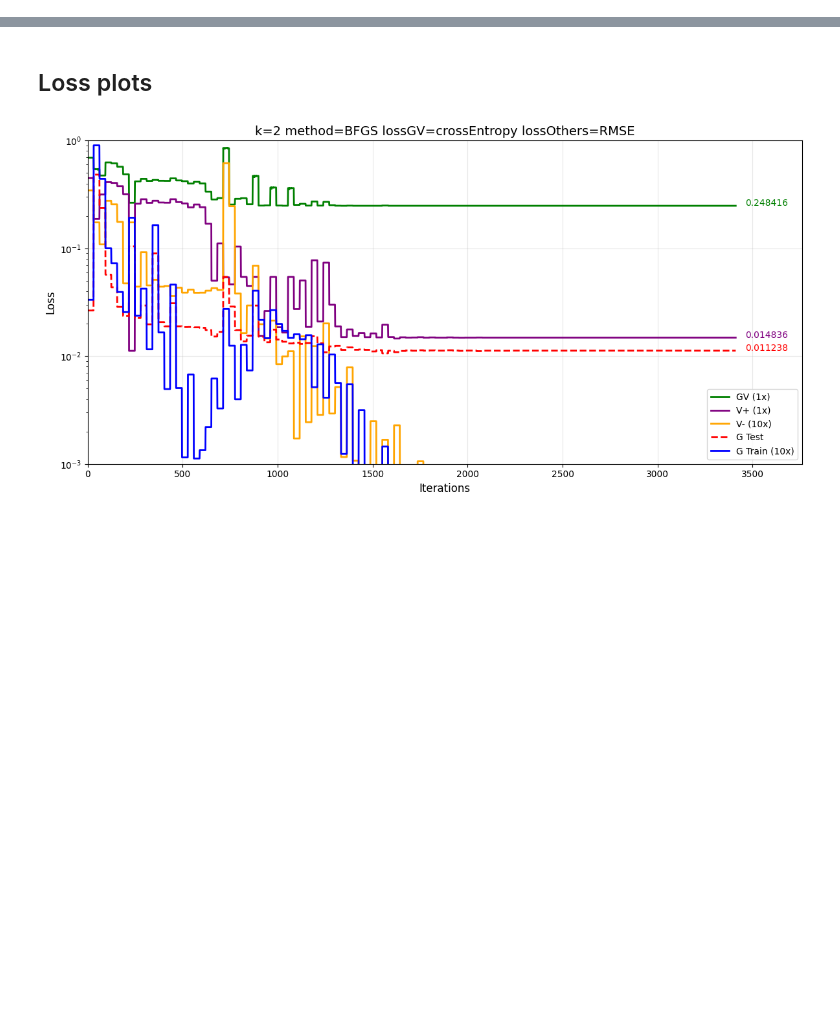
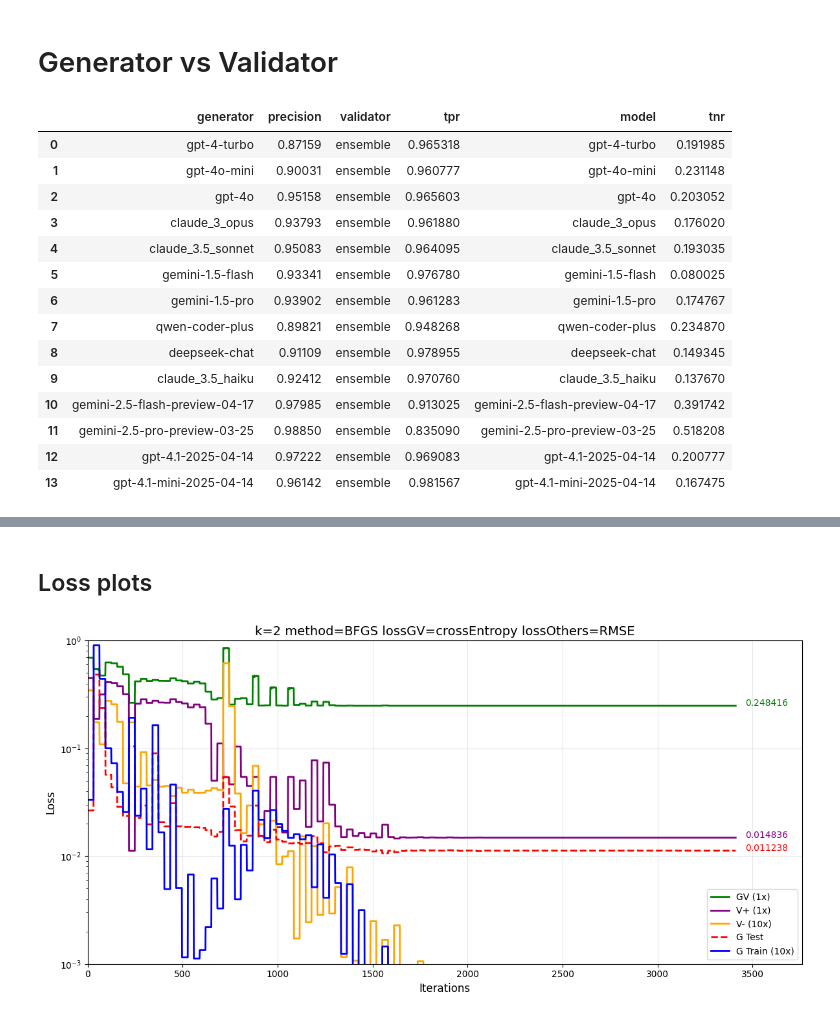
Before and after one commit to srynsh/LLM-Benchmarking, a Jupyter notebook: notebooks/notebook.ipynb, the cells around one changed output, grey strips where cells are left out. Cells and saved outputs as stored; diff of their text form; code cells hidden in the pictures; blank space fills up the shorter version.

```diff
--- a/notebooks/notebook.ipynb
+++ b/notebooks/notebook.ipynb
@@ -6,0 +120,23 @@ import numpy as np
+# %%
+pEnsemble = {
+    'gpt-4-turbo': 0.87159,
+    'gpt-4o-mini': 0.90031,
+    'gpt-4o': 0.95158,
+    'claude_3_opus': 0.93793,
+    'claude_3.5_sonnet': 0.95083,
+    'gemini-1.5-flash': 0.93341,
+    'gemini-1.5-pro': 0.93902,
+    'qwen-coder-plus': 0.89821,
+    'deepseek-chat': 0.91109,
+    'claude_3.5_haiku': 0.92412,
+    'gemini-2.5-flash-preview-04-17': 0.97985,
+    'gemini-2.5-pro-preview-03-25': 0.98850,
+    'gpt-4.1-2025-04-14': 0.97222,
+    'gpt-4.1-mini-2025-04-14': 0.96142,
+}
+
+df_ensemble = pd.DataFrame(pEnsemble.items(), columns=['generator', 'precision'])
+df_ensemble['validator'] = 'ensemble'
+
+df = pd.concat([df, df_ensemble], ignore_index=True)
+df
@@ -61,0 +291,25 @@ df
+# %% [markdown]
+# Generator vs Validator
+# %%
+df_gen_valid = pd.merge(df[df['validator'] == 'ensemble'], df_tpr, left_on='generator', right_on='model')
+# Drop existing model_x column to avoid confusion when merging
+df_gen_valid.drop(['model'], axis=1, inplace=True)
+df_gen_valid = pd.merge(df_gen_valid, df_tnr, left_on='generator', right_on='model')
+
+df_gen_valid
+# %% [output]
+|  | generator | precision | validator | tpr | model | tnr |
+| 0 | gpt-4-turbo | 0.87159 | ensemble | 0.965318 | gpt-4-turbo | 0.191985 |
+| 1 | gpt-4o-mini | 0.90031 | ensemble | 0.960777 | gpt-4o-mini | 0.231148 |
+| 2 | gpt-4o | 0.95158 | ensemble | 0.965603 | gpt-4o | 0.203052 |
+| 3 | claude_3_opus | 0.93793 | ensemble | 0.961880 | claude_3_opus | 0.176020 |
+| 4 | claude_3.5_sonnet | 0.95083 | ensemble | 0.964095 | claude_3.5_sonnet | 0.193035 |
+| 5 | gemini-1.5-flash | 0.93341 | ensemble | 0.976780 | gemini-1.5-flash | 0.080025 |
+| 6 | gemini-1.5-pro | 0.93902 | ensemble | 0.961283 | gemini-1.5-pro | 0.174767 |
+| 7 | qwen-coder-plus | 0.89821 | ensemble | 0.948268 | qwen-coder-plus | 0.234870 |
+| 8 | deepseek-chat | 0.91109 | ensemble | 0.978955 | deepseek-chat | 0.149345 |
+| 9 | claude_3.5_haiku | 0.92412 | ensemble | 0.970760 | claude_3.5_haiku | 0.137670 |
+| 10 | gemini-2.5-flash-preview-04-17 | 0.97985 | ensemble | 0.913025 | gemini-2.5-flash-preview-04-17 | 0.391742 |
+| 11 | gemini-2.5-pro-preview-03-25 | 0.98850 | ensemble | 0.835090 | gemini-2.5-pro-preview-03-25 | 0.518208 |
+| 12 | gpt-4.1-2025-04-14 | 0.97222 | ensemble | 0.969083 | gpt-4.1-2025-04-14 | 0.200777 |
+| 13 | gpt-4.1-mini-2025-04-14 | 0.96142 | ensemble | 0.981567 | gpt-4.1-mini-2025-04-14 | 0.167475 |
```
Also changed, not shown: parts of 27 cells of this notebook.
